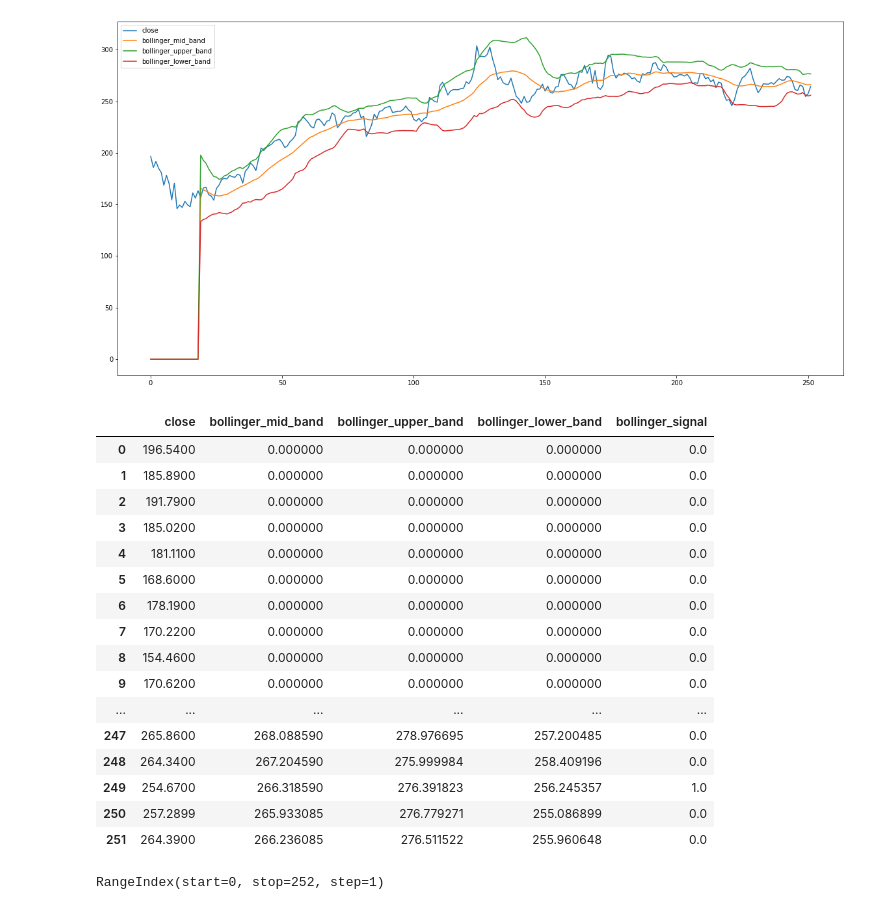
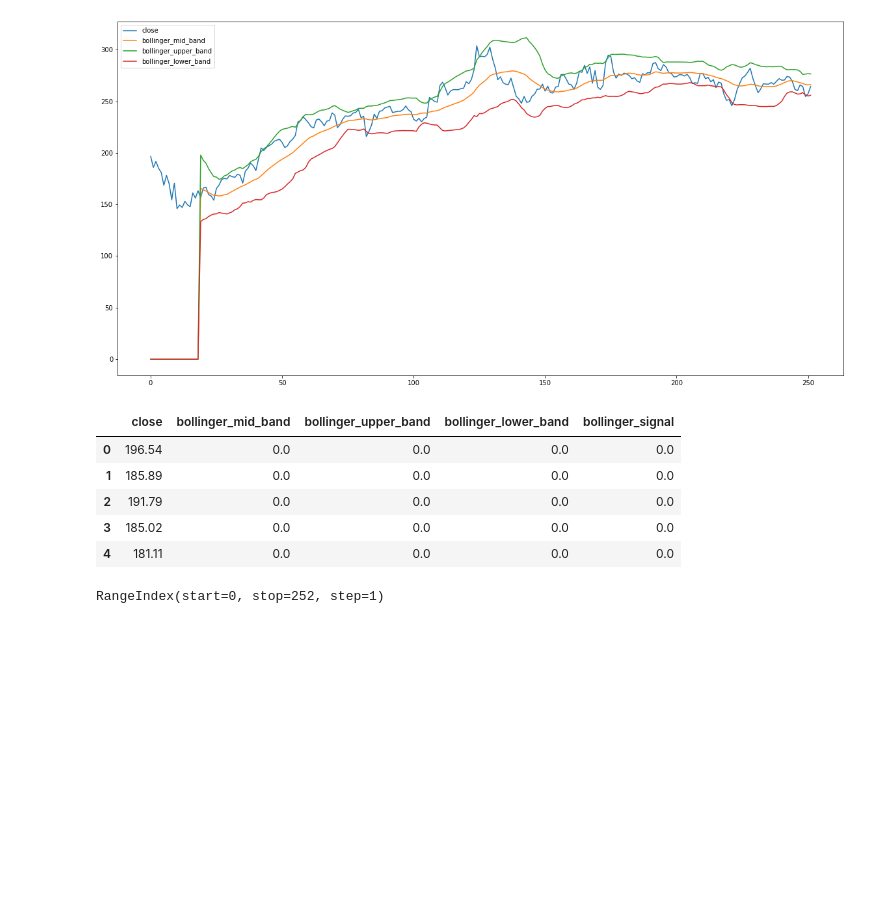
Before and after one commit to lchristij/MLProject, a Jupyter notebook: build_signals.ipynb, the cells around one changed output. Cells and saved outputs as stored; diff of their text form; code cells hidden in the pictures; blank space fills up the shorter version.

```diff
--- a/build_signals.ipynb
+++ b/build_signals.ipynb
@@ -331,25 +321,14 @@ df[['close','bollinger_mid_band','bollinger_upper_band','bollinger_lower_band']]
 <AxesSubplot:>
 [figure]
 # %%
-df[['close','bollinger_mid_band','bollinger_upper_band','bollinger_lower_band', 'bollinger_signal']]
+df[['close','bollinger_mid_band','bollinger_upper_band','bollinger_lower_band', 'bollinger_signal']].head()
 # %% [output]
 |  | close | bollinger_mid_band | bollinger_upper_band | bollinger_lower_band | bollinger_signal |
-| 0 | 196.5400 | 0.000000 | 0.000000 | 0.000000 | 0.0 |
-| 1 | 185.8900 | 0.000000 | 0.000000 | 0.000000 | 0.0 |
-| 2 | 191.7900 | 0.000000 | 0.000000 | 0.000000 | 0.0 |
-| 3 | 185.0200 | 0.000000 | 0.000000 | 0.000000 | 0.0 |
-| 4 | 181.1100 | 0.000000 | 0.000000 | 0.000000 | 0.0 |
-| 5 | 168.6000 | 0.000000 | 0.000000 | 0.000000 | 0.0 |
-| 6 | 178.1900 | 0.000000 | 0.000000 | 0.000000 | 0.0 |
-| 7 | 170.2200 | 0.000000 | 0.000000 | 0.000000 | 0.0 |
-| 8 | 154.4600 | 0.000000 | 0.000000 | 0.000000 | 0.0 |
-| 9 | 170.6200 | 0.000000 | 0.000000 | 0.000000 | 0.0 |
-| ... | ... | ... | ... | ... | ... |
-| 247 | 265.8600 | 268.088590 | 278.976695 | 257.200485 | 0.0 |
-| 248 | 264.3400 | 267.204590 | 275.999984 | 258.409196 | 0.0 |
-| 249 | 254.6700 | 266.318590 | 276.391823 | 256.245357 | 1.0 |
-| 250 | 257.2899 | 265.933085 | 276.779271 | 255.086899 | 0.0 |
-| 251 | 264.3900 | 266.236085 | 276.511522 | 255.960648 | 0.0 |
+| 0 | 196.54 | 0.0 | 0.0 | 0.0 | 0.0 |
+| 1 | 185.89 | 0.0 | 0.0 | 0.0 | 0.0 |
+| 2 | 191.79 | 0.0 | 0.0 | 0.0 | 0.0 |
+| 3 | 185.02 | 0.0 | 0.0 | 0.0 | 0.0 |
+| 4 | 181.11 | 0.0 | 0.0 | 0.0 | 0.0 |
 # %%
 df.to_csv('trading_signals.csv')
 # %%
```
Also changed, not shown: parts of 2 cells of this notebook, 1 other file.
